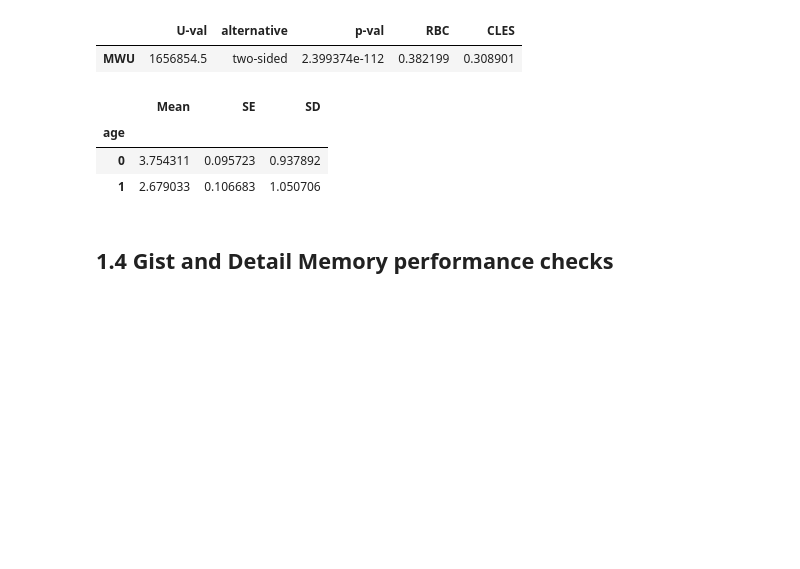
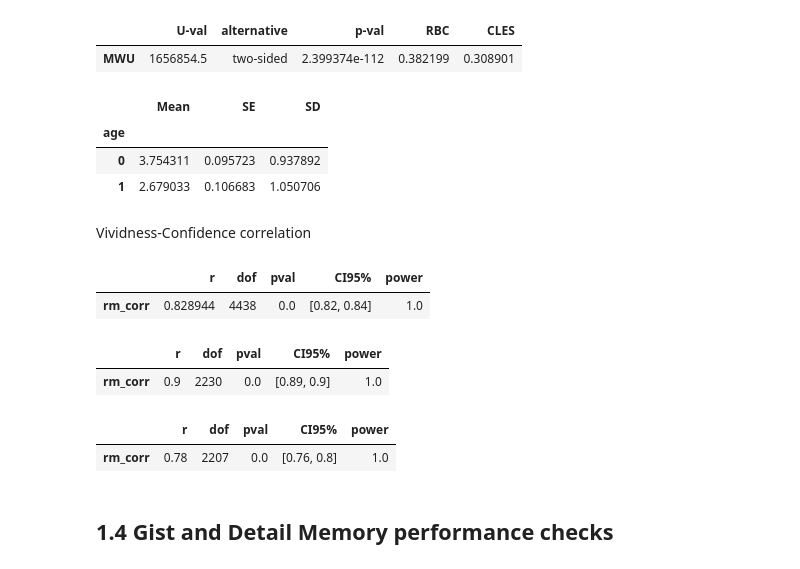
Before and after one commit to KasiaMojescik/ageing_vividness_confidence, a Jupyter notebook: main_analyses.ipynb, the cells around one changed output. Saved outputs shown, nothing was run; the diff lists cells and outputs as text; code cells hidden in the pictures; blank space fills up the shorter version.

```diff
--- a/main_analyses.ipynb
+++ b/main_analyses.ipynb
@@ -395,6 +393,23 @@ data_age.groupby('age').agg(Mean=('resp_ret_confidence.keys', 'mean'),
 | age |  |  |  |
 | 0 | 3.754311 | 0.095723 | 0.937892 |
 | 1 | 2.679033 | 0.106683 | 1.050706 |
+# %% [markdown]
+Vividness-Confidence correlation
+# %%
+pg.rm_corr(data=df,x='resp_ret_vividness.keys',y='resp_ret_confidence.keys',subject='participant')
+# %% [output]
+|  | r | dof | pval | CI95% | power |
+| rm_corr | 0.828944 | 4438 | 0.0 | [0.82, 0.84] | 1.0 |
+# %%
+pg.rm_corr(data=df.loc[df.age == 1],x='resp_ret_vividness.keys',y='resp_ret_confidence.keys',subject='participant').round(2)
+# %% [output]
+|  | r | dof | pval | CI95% | power |
+| rm_corr | 0.9 | 2230 | 0.0 | [0.89, 0.9] | 1.0 |
+# %%
+pg.rm_corr(data=df.loc[df.age == 0],x='resp_ret_vividness.keys',y='resp_ret_confidence.keys',subject='participant').round(2)
+# %% [output]
+|  | r | dof | pval | CI95% | power |
+| rm_corr | 0.78 | 2207 | 0.0 | [0.76, 0.8] | 1.0 |
 # %% [markdown]
 ## 1.4 Gist and Detail Memory performance checks
 # %%
```
Also changed, not shown: parts of 24 cells of this notebook, 3 other files.
